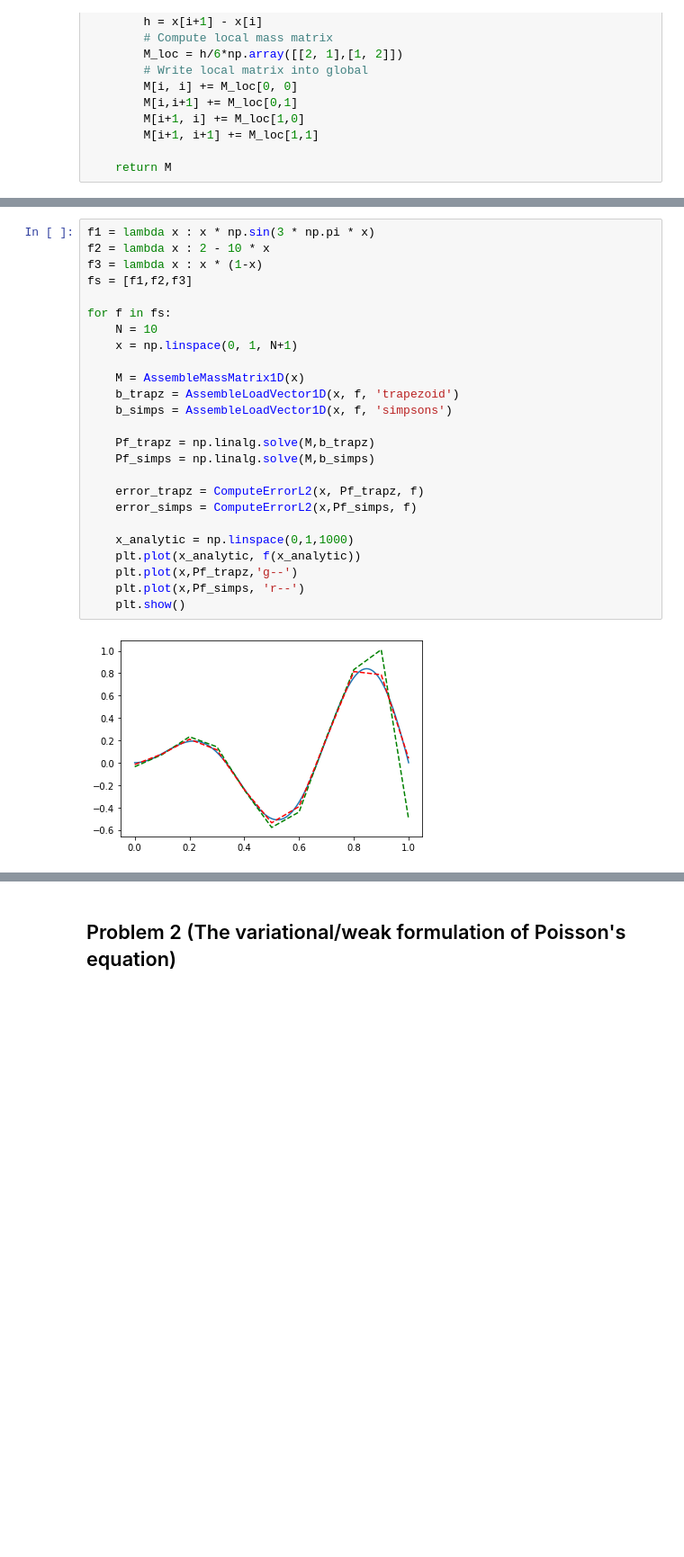
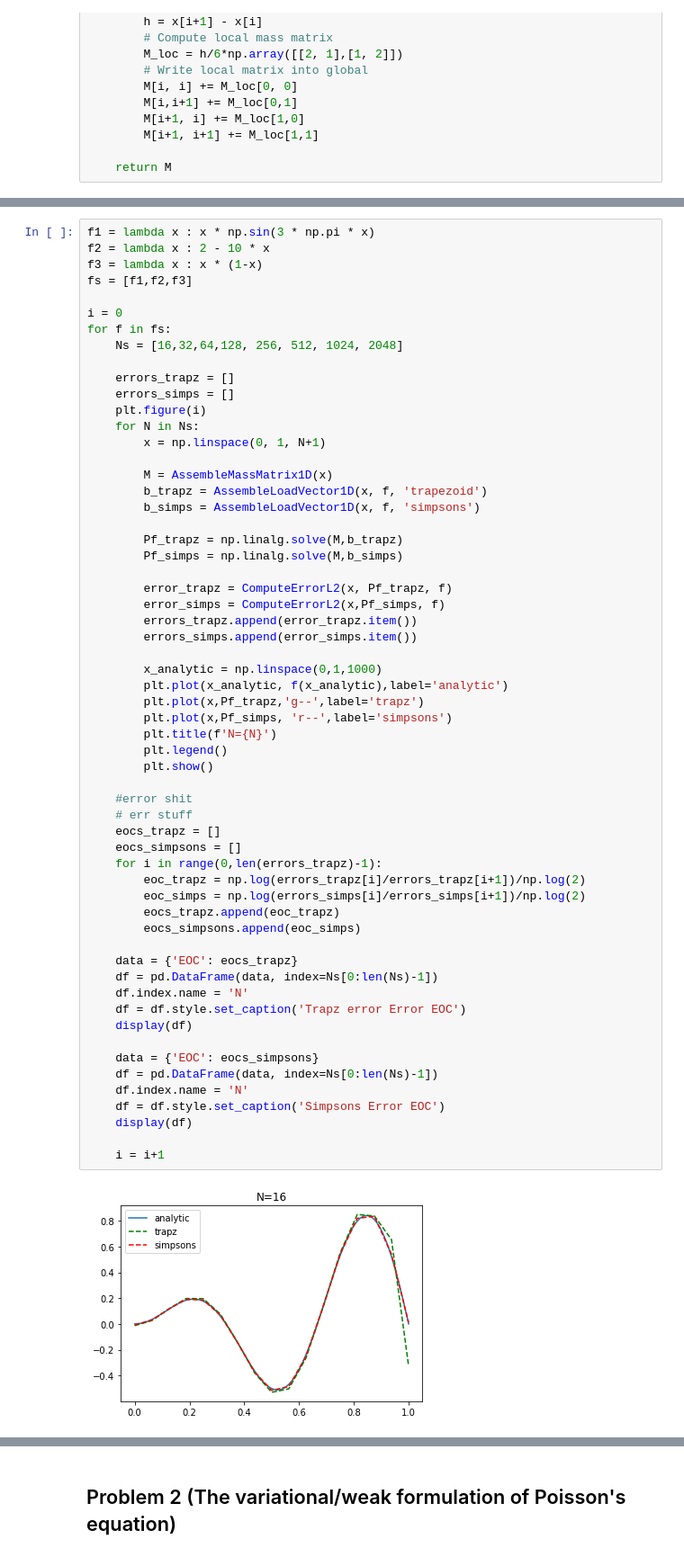
Before and after one commit to klashenriksson/numpde, a Jupyter notebook: lab3/lab_03.ipynb, the cells around one changed output, grey strips where cells are left out. Shown: that part at 90% size. Drawn from its saved outputs; the diff is of its cells as text; blank space fills up the shorter version.

```diff
--- a/lab3/lab_03.ipynb
+++ b/lab3/lab_03.ipynb
@@ -155,27 +146,61 @@ def ComputeErrorL2(x,Pf,f):
 # %%
 f1 = lambda x : x * np.sin(3 * np.pi * x)
 f2 = lambda x : 2 - 10 * x
 f3 = lambda x : x * (1-x)
 fs = [f1,f2,f3]
 
+i = 0
 for f in fs:
-    N = 10
-    x = np.linspace(0, 1, N+1)
+    Ns = [16,32,64,128, 256, 512, 1024, 2048]
 
-    M = AssembleMassMatrix1D(x)
-    b_trapz = AssembleLoadVector1D(x, f, 'trapezoid')
-    b_simps = AssembleLoadVector1D(x, f, 'simpsons')
+    errors_trapz = []
+    errors_simps = []
+    plt.figure(i)
+    for N in Ns:
+        x = np.linspace(0, 1, N+1)
 
-    Pf_trapz = np.linalg.solve(M,b_trapz)
-    Pf_simps = np.linalg.solve(M,b_simps)
+        M = AssembleMassMatrix1D(x)
+        b_trapz = AssembleLoadVector1D(x, f, 'trapezoid')
+        b_simps = AssembleLoadVector1D(x, f, 'simpsons')
 
-    error_trapz = ComputeErrorL2(x, Pf_trapz, f)
-    error_simps = ComputeErrorL2(x,Pf_simps, f)
+        Pf_trapz = np.linalg.solve(M,b_trapz)
+        Pf_simps = np.linalg.solve(M,b_simps)
 
-    x_analytic = np.linspace(0,1,1000)
-    plt.plot(x_analytic, f(x_analytic))
-    plt.plot(x,Pf_trapz,'g--')
-    plt.plot(x,Pf_simps, 'r--')
-    plt.show()
+        error_trapz = ComputeErrorL2(x, Pf_trapz, f)
+        error_simps = ComputeErrorL2(x,Pf_simps, f)
+        errors_trapz.append(error_trapz.item())
+        errors_simps.append(error_simps.item())
+
+        x_analytic = np.linspace(0,1,1000)
+        plt.plot(x_analytic, f(x_analytic),label='analytic')
+        plt.plot(x,Pf_trapz,'g--',label='trapz')
+        plt.plot(x,Pf_simps, 'r--',label='simpsons')
+        plt.title(f'N={N}')
+        plt.legend()
+        plt.show()
+
+    #error shit
+    # err stuff
+    eocs_trapz = []
+    eocs_simpsons = []
+    for i in range(0,len(errors_trapz)-1):
+        eoc_trapz = np.log(errors_trapz[i]/errors_trapz[i+1])/np.log(2)
+        eoc_simps = np.log(errors_simps[i]/errors_simps[i+1])/np.log(2)
+        eocs_trapz.append(eoc_trapz)
+        eocs_simpsons.append(eoc_simps)
+
+    data = {'EOC': eocs_trapz}
+    df = pd.DataFrame(data, index=Ns[0:len(Ns)-1])
+    df.index.name = 'N'
+    df = df.style.set_caption('Trapz error Error EOC')
+    display(df)
+
+    data = {'EOC': eocs_simpsons}
+    df = pd.DataFrame(data, index=Ns[0:len(Ns)-1])
+    df.index.name = 'N'
+    df = df.style.set_caption('Simpsons Error EOC')
+    display(df)
+
+    i = i+1
 # %% [output]
-[figure, old version]
+[figure, new version]
```
Also changed, not shown: parts of 15 cells of this notebook.
